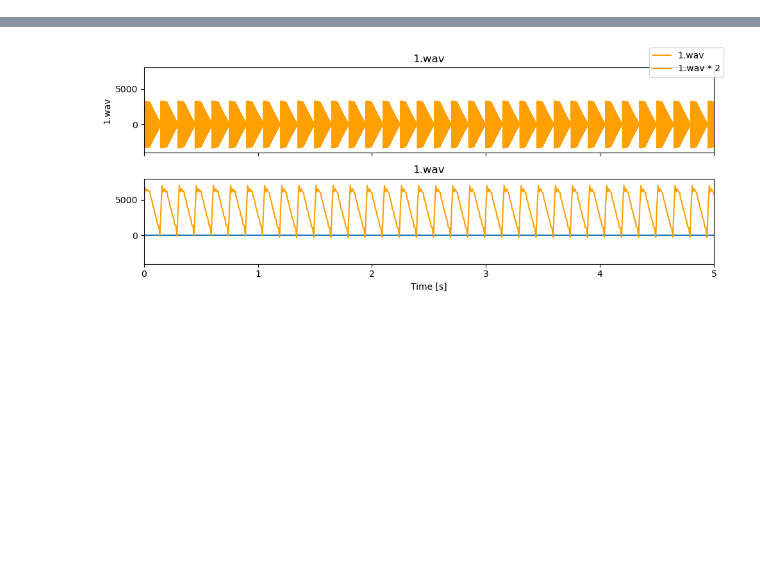
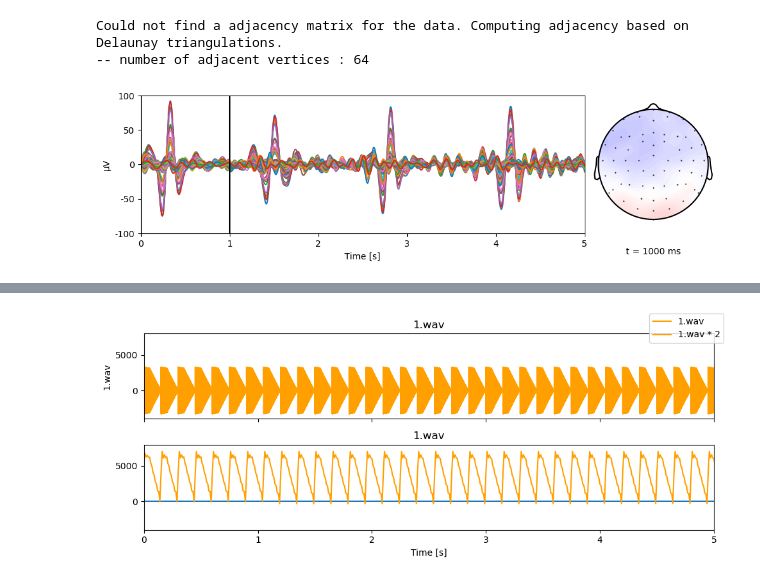
Before and after one commit to ZorkaBozilovic/audio-brain-decoding, a Jupyter notebook: TRF_decoding_pipeline.ipynb, the cells around one changed output, grey strips where cells are left out. Cells and saved outputs as stored; diff of their text form; code cells hidden in the pictures; blank space fills up the shorter version.

```diff
--- a/TRF_decoding_pipeline.ipynb
+++ b/TRF_decoding_pipeline.ipynb
@@ -176,3 +201,12 @@ events
 | 27 | 2168677 | 28 | 28 |
 | 28 | 2260282 | 29 | 29 |
 | 29 | 2327868 | 30 | 30 |
+# %%
+# Plot topographic EEG butterfly plot
+t0 = 0
+xlim = [t0, t0 + 5]
+p = eelbrain.plot.TopoButterfly(raw, t=t0+1, xlim=xlim, vmax=1e-4, h=3, w=10, clip='circle')
+# %% [output]
+Could not find a adjacency matrix for the data. Computing adjacency based on Delaunay triangulations.
+-- number of adjacent vertices : 64
+[figure, added]
```
Also changed, not shown: parts of 17 cells of this notebook.
